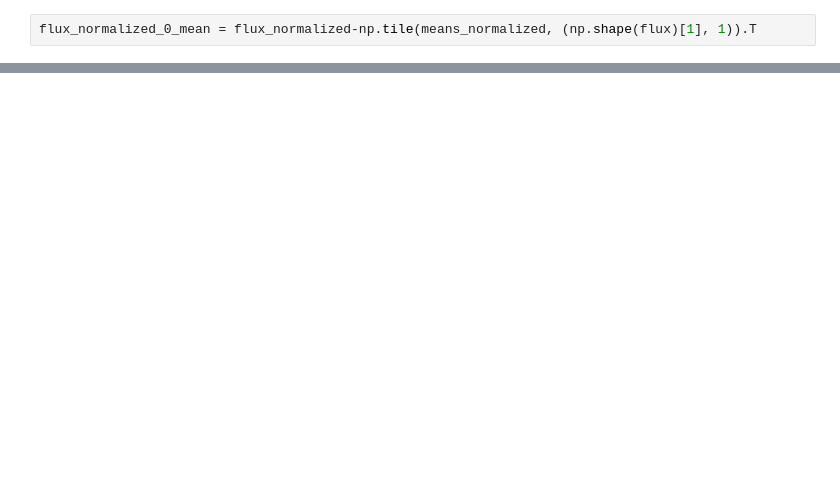
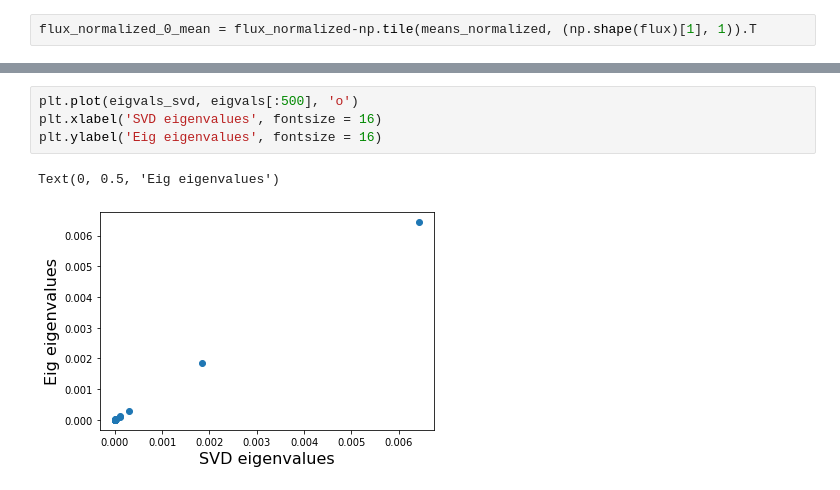
Before and after one commit to mcmorre/computational_TA, a Jupyter notebook: PS_6_hints.ipynb, the cells around one changed output, grey strips where cells are left out. Cells and saved outputs as stored; diff of their text form; blank space fills up the shorter version.

```diff
--- a/PS_6_hints.ipynb
+++ b/PS_6_hints.ipynb
@@ -224,0 +163,7 @@ r_subset.shape
+# %%
+plt.plot(eigvals_svd, eigvals[:500], 'o')
+plt.xlabel('SVD eigenvalues', fontsize = 16)
+plt.ylabel('Eig eigenvalues', fontsize = 16)
+# %% [output]
+Text(0, 0.5, 'Eig eigenvalues')
+[figure, added]
```
Also changed, not shown: parts of 46 cells of this notebook.
